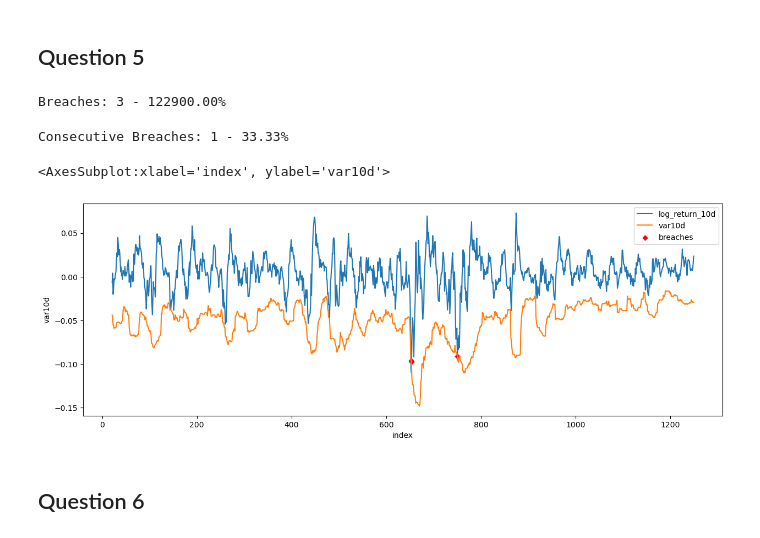
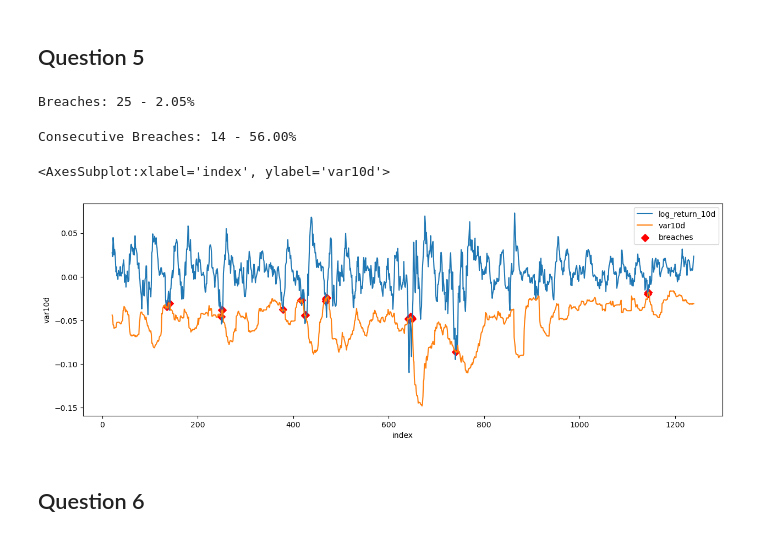
Before and after one commit to fbristotti/cqf, a Jupyter notebook: exam1/exam1.ipynb, the cells around one changed output. Cells and saved outputs as stored; diff of their text form; code cells hidden in the pictures.

```diff
--- a/exam1/exam1.ipynb
+++ b/exam1/exam1.ipynb
@@ -354,31 +354,29 @@ Text(0, 0.5, 'expected shortfall')
 df = pd.read_csv('Data_SP500.csv', skiprows=1, names=['date', 'close'])
 #df = pd.read_excel(r'C:\Users\fbris\Downloads\CQF_January_2023_M2L3_Excel (1).xlsm', sheet_name='DATA', usecols='A:B', header=None, names=['date', 'close'])
 df['log_return'] = (np.log(df.close) - np.log(df.close.shift(1)))
-df['log_return_10d'] = (np.log(df.close) - np.log(df.close.shift(10)))
-df['log_return_21d'] = (np.log(df.close) - np.log(df.close.shift(21)))
+df['log_return_10d'] = (np.log(df.close.shift(-10)) - np.log(df.close))
 df['sigma'] = df.log_return.rolling(21).std()
 df['sigma_10d'] = df.sigma * np.sqrt(10)
 df['var10d'] = df.sigma_10d * norm.ppf(0.01)
 df['breaches'] = df.log_return_10d < df.var10d
-
 result = df[['log_return_10d','var10d','breaches']].dropna()
 breaches = result[result.breaches]
 # %%
-print(rf'Breaches: {len(breaches)} - {len(result):.2%}')
+print(rf'Breaches: {len(breaches)} - {len(breaches)/len(result):.2%}')
 # %% [output]
-Breaches: 3 - 122900.00%
+Breaches: 25 - 2.05%
 # %%
 consecutives_breaches = breaches.index[1:] - breaches.index[:-1]
 total_consecutive_breaches = consecutives_breaches.value_counts()[1]
 print(rf'Consecutive Breaches: {total_consecutive_breaches} - {total_consecutive_breaches/len(breaches):.2%}')
 # %% [output]
-Consecutive Breaches: 1 - 33.33%
+Consecutive Breaches: 14 - 56.00%
 # %%
 ax = df[['log_return_10d','var10d']].dropna().plot(figsize=[15,5])
-breaches.reset_index().plot.scatter(ax = ax, x='index', y='var10d', color='r', marker='D', label='breaches')
+breaches.reset_index().plot.scatter(ax = ax, x='index', y='var10d', color='red', marker='D', label='breaches', s=50)
 # %% [output]
 <AxesSubplot:xlabel='index', ylabel='var10d'>
-[figure, old version]
+[figure, new version]
 # %% [markdown]
 ## Question 6
 # %%
```
